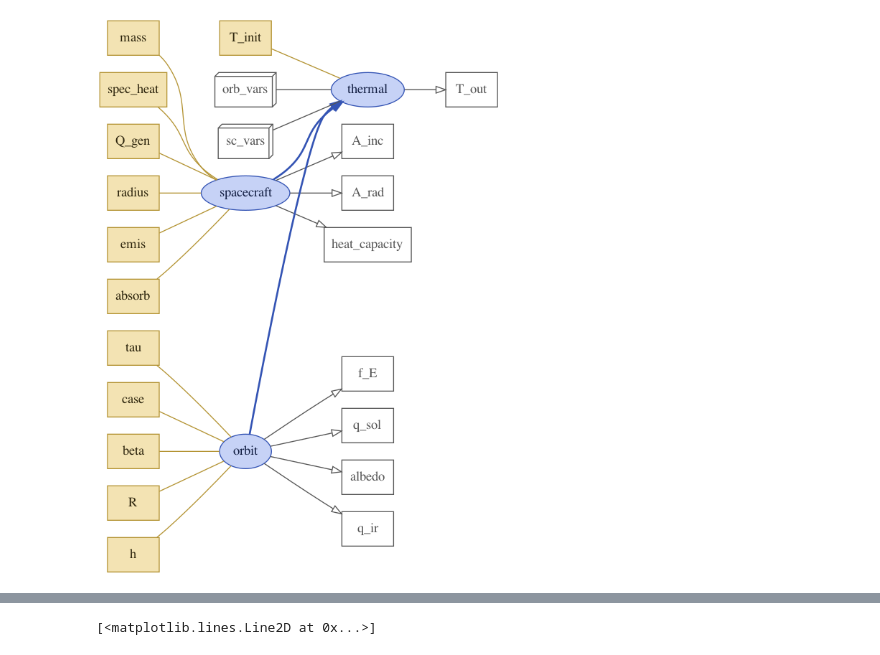
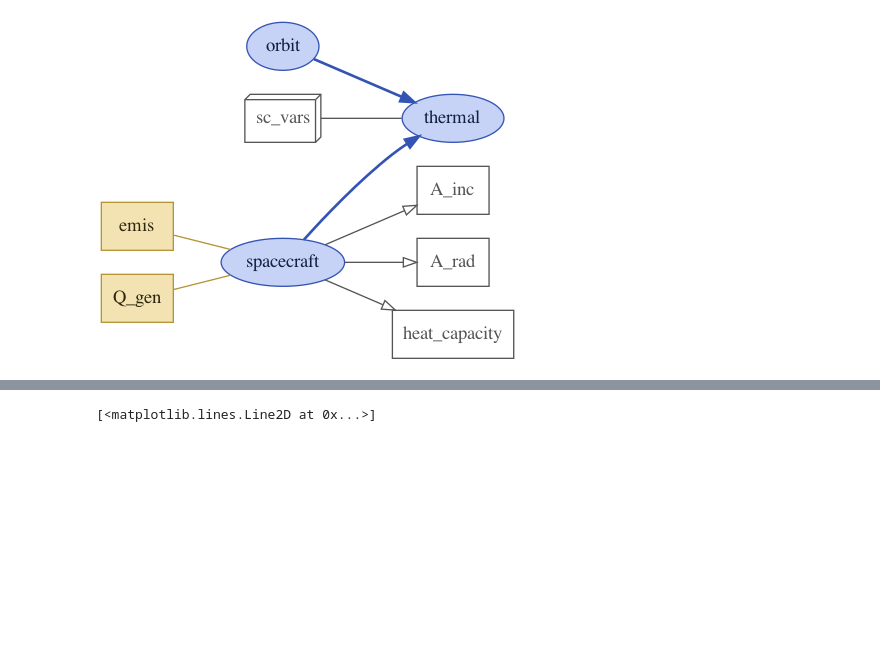
Before and after one commit to lalligagger/leo-thermal, a Jupyter notebook: single_node_simlab.ipynb, the cells around one changed output, grey strips where cells are left out. Drawn from its saved outputs; the diff is of its cells as text; code cells hidden in the pictures; blank space fills up the shorter version.

```diff
--- a/single_node_simlab.ipynb
+++ b/single_node_simlab.ipynb
@@ -26,10 +24,16 @@ orbit
     beta          [in] beta, radians
 thermal
     T_init        [in] initial temperature
-# %%
-node_diag = single_node.visualize(show_variables='in')
-node_diag
-# %% [output]
-[figure, removed]
+# %%
+# node_diag = single_node.visualize(show_variables='in')
+# node_diag = single_node.visualize(show_inputs=True)#, show_variables=True)
+# node_diag = single_node.visualize(show_variables=False)
+
+node_diag = single_node.visualize(show_only_variable=('thermal', 'sc_vars'))
+
+
+node_diag
+# %% [output]
+[figure, added]
 # %%
 # %load_ext xsimlab.ipython
```
Also changed, not shown: parts of 17 cells of this notebook, 2 other files.
